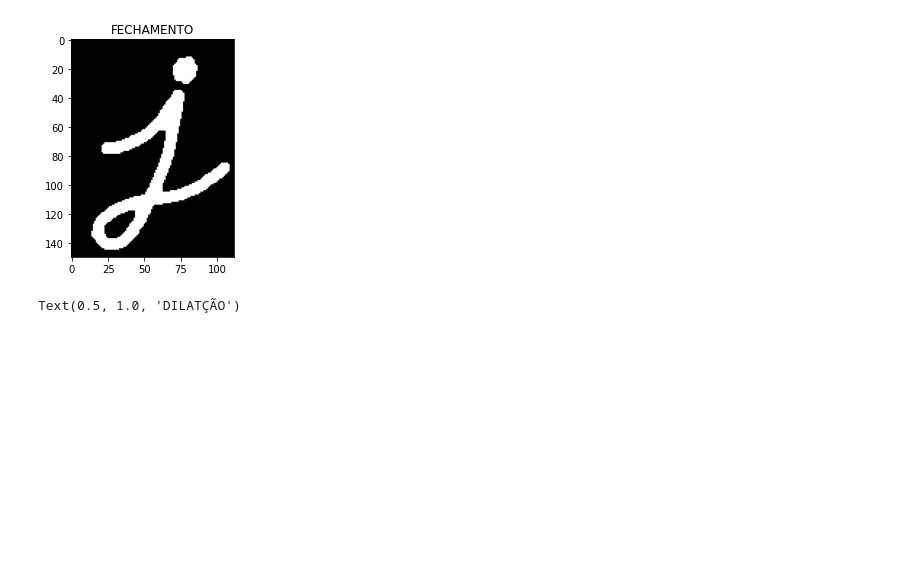
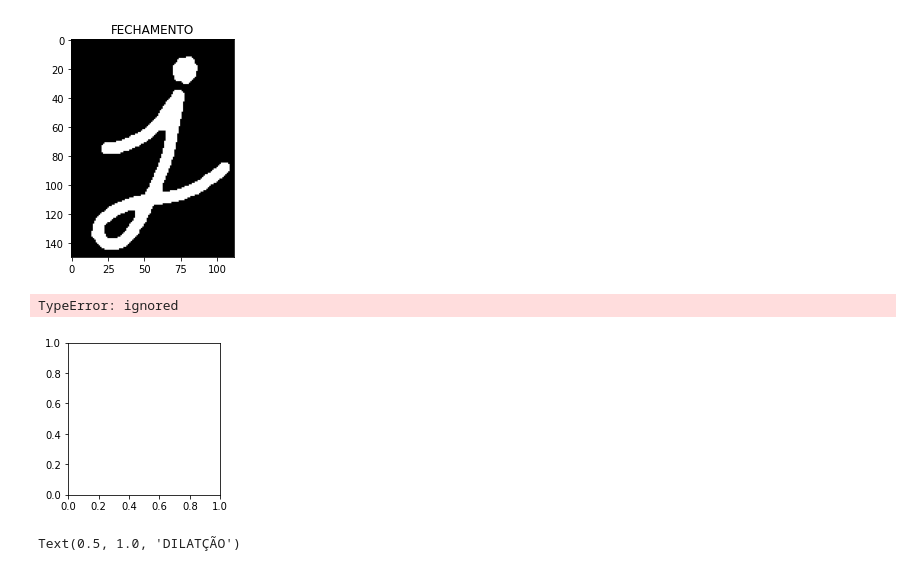
Before and after one commit to Jose-Bruno/ProcessamentoDigitalDeImagens, a Jupyter notebook: Projeto_Final_José_Bruno_da_Silva_Santos.ipynb, the cells around one changed output. Drawn from its saved outputs; the diff is of its cells as text; code cells hidden in the pictures; blank space fills up the shorter version.

```diff
--- a/Projeto_Final_José_Bruno_da_Silva_Santos.ipynb
+++ b/Projeto_Final_José_Bruno_da_Silva_Santos.ipynb
@@ -156,6 +158,18 @@ plt.title('FECHAMENTO')
 plt.show()
 # %% [output]
 [figure]
+# %%
+fig = plt.figure()
+
+fig1 = fig.add_subplot(1,2,1)
+fig1.imshow(image_fechamento, cmap="gray")
+
+
+fig2 = fig.add_subplot(1,2,1)
+fig2.imshow(imagem_fechamento, cmap="gray")
+# %% [output]
+TypeError: ignored
+[figure, added]
 # %%
 fig = plt.figure(figsize=(6.4 * 3, 4.8 * 3), constrained_layout=False)
 
```
Also changed, not shown: parts of 3 cells of this notebook.
